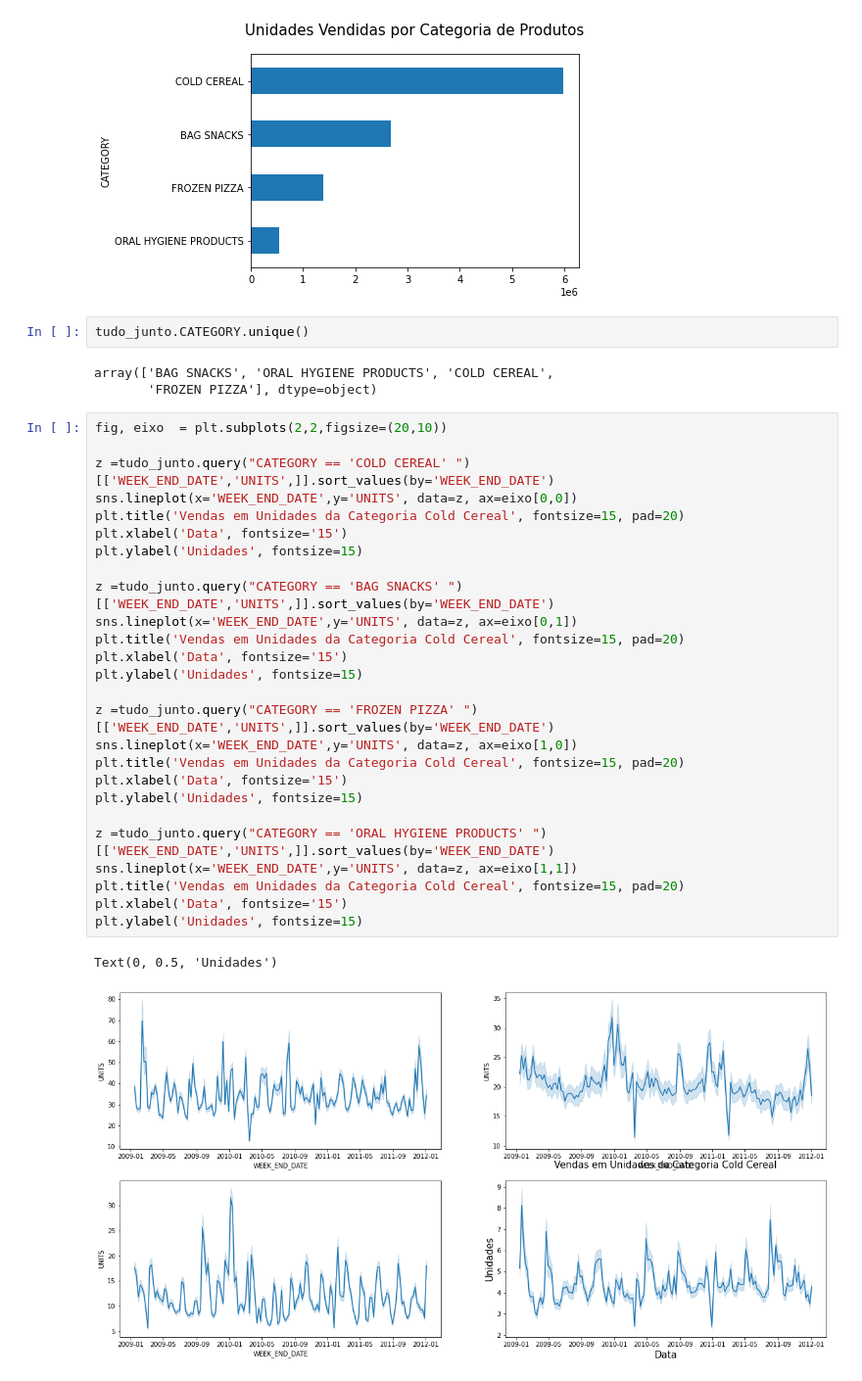
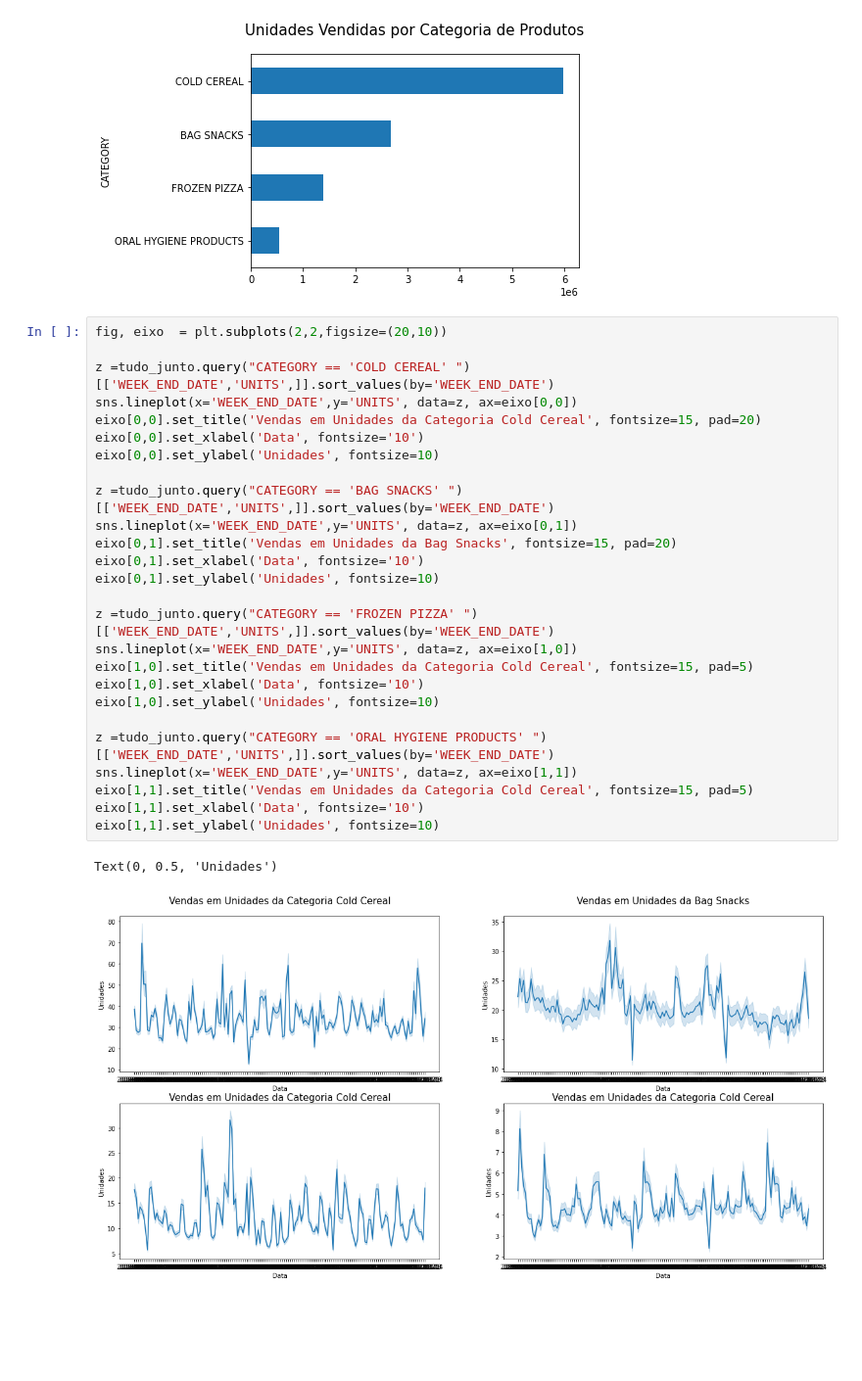
Before and after one commit to SamuelSousaFerreira/Breakfast-at-the-Frat---Time-Series-Analise, a Jupyter notebook: Breakfast_at_the_Frat.ipynb, the cells around one changed output. Shown at 98% size. Cells and saved outputs as stored; diff of their text form; blank space fills up the shorter version.

```diff
--- a/Breakfast_at_the_Frat.ipynb
+++ b/Breakfast_at_the_Frat.ipynb
@@ -371,37 +378,32 @@ plt.title('Unidades Vendidas por Categoria de Produtos', fontsize='15', pad=20)
 # %% [output]
 Text(0.5, 1.0, 'Unidades Vendidas por Categoria de Produtos')
 [figure]
-# %%
-tudo_junto.CATEGORY.unique()
-# %% [output]
-array(['BAG SNACKS', 'ORAL HYGIENE PRODUCTS', 'COLD CEREAL',
-       'FROZEN PIZZA'], dtype=object)
 # %%
 fig, eixo  = plt.subplots(2,2,figsize=(20,10))
 
 z =tudo_junto.query("CATEGORY == 'COLD CEREAL' ")[['WEEK_END_DATE','UNITS',]].sort_values(by='WEEK_END_DATE')
 sns.lineplot(x='WEEK_END_DATE',y='UNITS', data=z, ax=eixo[0,0])
-plt.title('Vendas em Unidades da Categoria Cold Cereal', fontsize=15, pad=20)
-plt.xlabel('Data', fontsize='15')
-plt.ylabel('Unidades', fontsize=15)
+eixo[0,0].set_title('Vendas em Unidades da Categoria Cold Cereal', fontsize=15, pad=20)
+eixo[0,0].set_xlabel('Data', fontsize='10')
+eixo[0,0].set_ylabel('Unidades', fontsize=10)
 
 z =tudo_junto.query("CATEGORY == 'BAG SNACKS' ")[['WEEK_END_DATE','UNITS',]].sort_values(by='WEEK_END_DATE')
 sns.lineplot(x='WEEK_END_DATE',y='UNITS', data=z, ax=eixo[0,1])
-plt.title('Vendas em Unidades da Categoria Cold Cereal', fontsize=15, pad=20)
-plt.xlabel('Data', fontsize='15')
-plt.ylabel('Unidades', fontsize=15)
+eixo[0,1].set_title('Vendas em Unidades da Bag Snacks', fontsize=15, pad=20)
+eixo[0,1].set_xlabel('Data', fontsize='10')
+eixo[0,1].set_ylabel('Unidades', fontsize=10)
 
 z =tudo_junto.query("CATEGORY == 'FROZEN PIZZA' ")[['WEEK_END_DATE','UNITS',]].sort_values(by='WEEK_END_DATE')
 sns.lineplot(x='WEEK_END_DATE',y='UNITS', data=z, ax=eixo[1,0])
-plt.title('Vendas em Unidades da Categoria Cold Cereal', fontsize=15, pad=20)
-plt.xlabel('Data', fontsize='15')
-plt.ylabel('Unidades', fontsize=15)
+eixo[1,0].set_title('Vendas em Unidades da Categoria Cold Cereal', fontsize=15, pad=5)
+eixo[1,0].set_xlabel('Data', fontsize='10')
+eixo[1,0].set_ylabel('Unidades', fontsize=10)
 
 z =tudo_junto.query("CATEGORY == 'ORAL HYGIENE PRODUCTS' ")[['WEEK_END_DATE','UNITS',]].sort_values(by='WEEK_END_DATE')
 sns.lineplot(x='WEEK_END_DATE',y='UNITS', data=z, ax=eixo[1,1])
-plt.title('Vendas em Unidades da Categoria Cold Cereal', fontsize=15, pad=20)
-plt.xlabel('Data', fontsize='15')
-plt.ylabel('Unidades', fontsize=15)
+eixo[1,1].set_title('Vendas em Unidades da Categoria Cold Cereal', fontsize=15, pad=5)
+eixo[1,1].set_xlabel('Data', fontsize='10')
+eixo[1,1].set_ylabel('Unidades', fontsize=10)
 # %% [output]
 Text(0, 0.5, 'Unidades')
-[figure, old version]
+[figure, new version]
```
Also changed, not shown: parts of 29 cells of this notebook.
